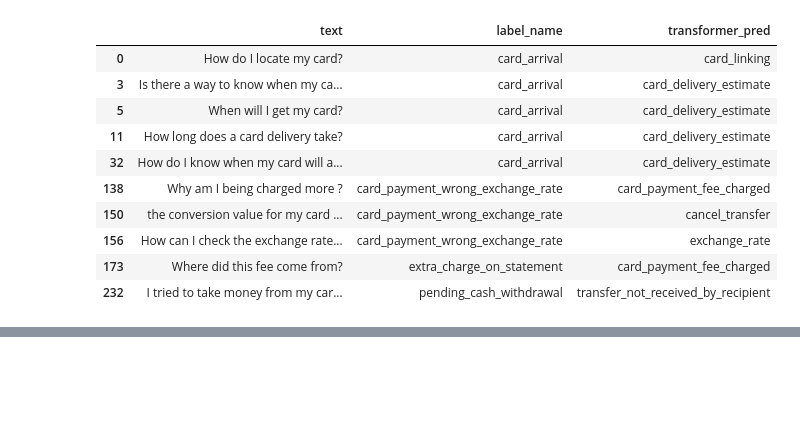
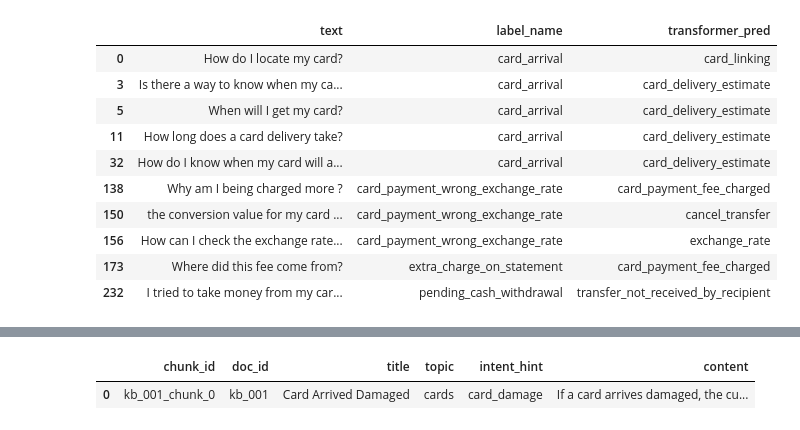
Before and after one commit to mdmohsin212/Kaggle-competitions, a Jupyter notebook: Support Ticket Intelligence/notebook/support_ticket.ipynb, the cells around one changed output, grey strips where cells are left out. Drawn from its saved outputs; the diff is of its cells as text; code cells hidden in the pictures; blank space fills up the shorter version.

```diff
--- a/Support Ticket Intelligence/notebook/support_ticket.ipynb
+++ b/Support Ticket Intelligence/notebook/support_ticket.ipynb
@@ -558,0 +647,34 @@ transformer_errors[["text", "label_name", "transformer_pred"]].head(10)
+# %%
+kb_chunks = []
+
+def chunk_text(text, chunk_size=60, overlap=15):
+    words = text.split()
+    chunks = []
+    start = 0
+    while start < len(words):
+        end = min(len(words), start + chunk_size)
+        chunks.append(" ".join(words[start:end]))
+        if end == len(words):
+            break
+
+        start += chunk_size - overlap
+
+    return chunks
+
+
+for row in knowledge_docs:
+    for i, ch in enumerate(chunk_text(row["content"], chunk_size=60, overlap=15)):
+        kb_chunks.append({
+            "chunk_id": f"{row['doc_id']}_chunk_{i}",
+            "doc_id": row["doc_id"],
+            "title": row["title"],
+            "topic": row["topic"],
+            "intent_hint": row["intent_hint"],
+            "content": ch
+        })
+
+kb_chunks_df = pd.DataFrame(kb_chunks)
+kb_chunks_df.head(1)
+# %% [output]
+|  | chunk_id | doc_id | title | topic | intent_hint | content |
+| 0 | kb_001_chunk_0 | kb_001 | Card Arrived Damaged | cards | card_damage | If a card arrives damaged, the cu... |
```
Also changed, not shown: parts of 4 cells of this notebook.
